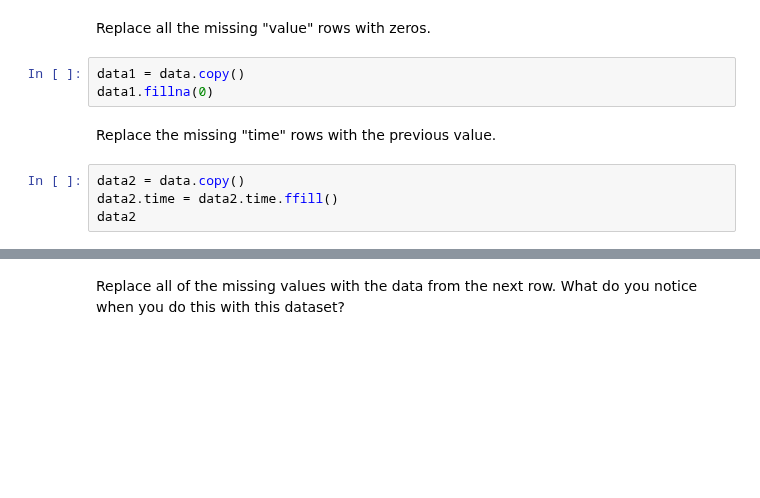
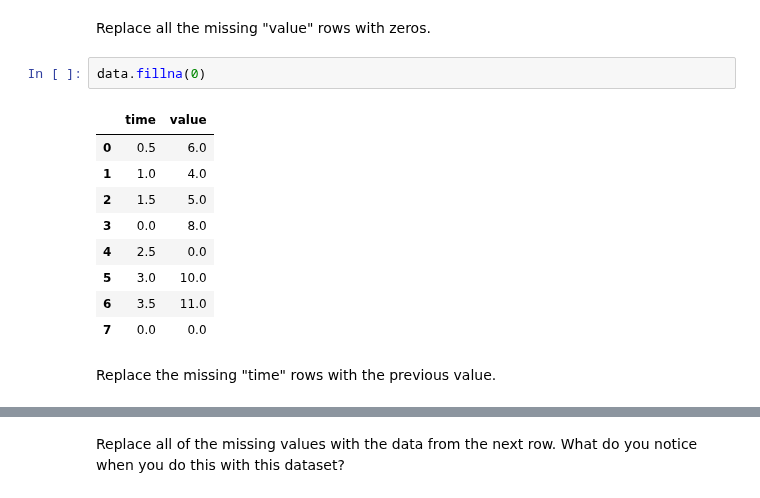
Before and after one commit to Center-for-Health-Data-Science/PythonTsunami, a Jupyter notebook: solutions/pandas_solutions_HZ.ipynb, the cells around one changed output, grey strips where cells are left out. Drawn from its saved outputs; the diff is of its cells as text; blank space fills up the shorter version.

```diff
--- a/solutions/pandas_solutions_HZ.ipynb
+++ b/solutions/pandas_solutions_HZ.ipynb
@@ -402,11 +449,16 @@ data
 # %% [markdown]
 Replace all the missing "value" rows with zeros.
-# %%
-data1 = data.copy()
-data1.fillna(0)
+# %%
+data.fillna(0)
+# %% [output]
+|  | time | value |
+| 0 | 0.5 | 6.0 |
+| 1 | 1.0 | 4.0 |
+| 2 | 1.5 | 5.0 |
+| 3 | 0.0 | 8.0 |
+| 4 | 2.5 | 0.0 |
+| 5 | 3.0 | 10.0 |
+| 6 | 3.5 | 11.0 |
+| 7 | 0.0 | 0.0 |
 # %% [markdown]
 Replace the missing "time" rows with the previous value.
-# %%
-data2 = data.copy()
-data2.time = data2.time.ffill()
-data2
```
Also changed, not shown: parts of 18 cells of this notebook.
